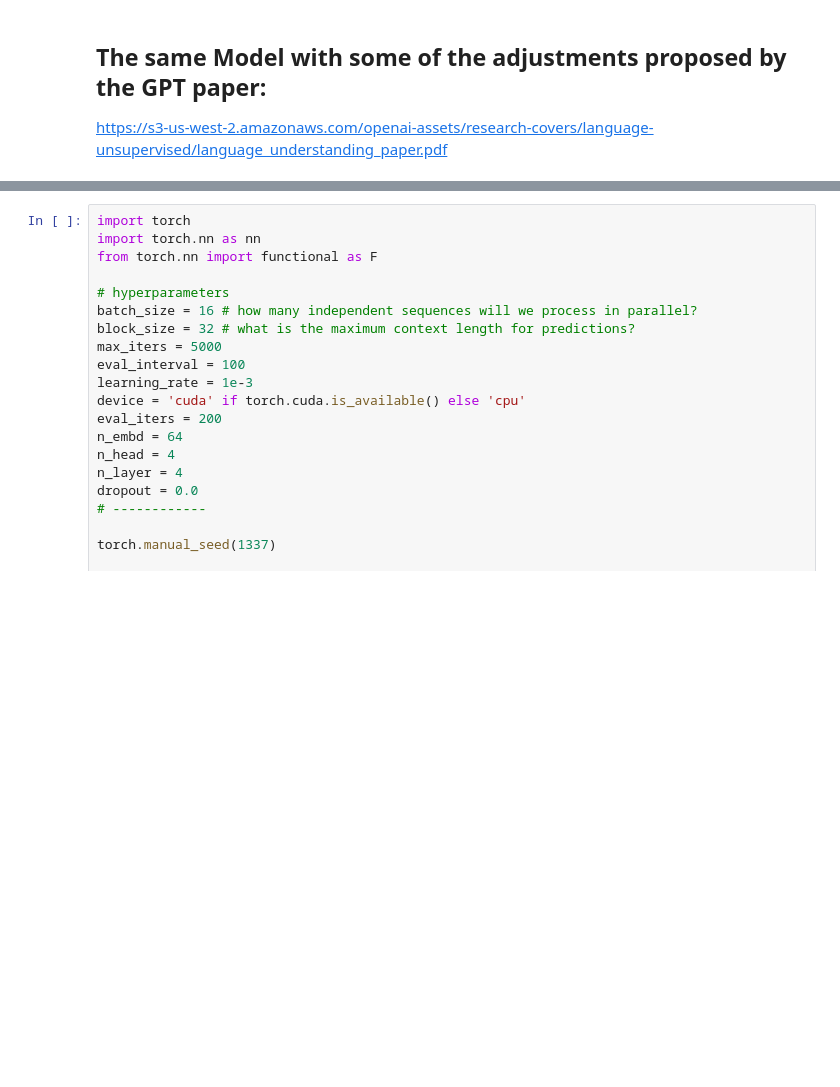
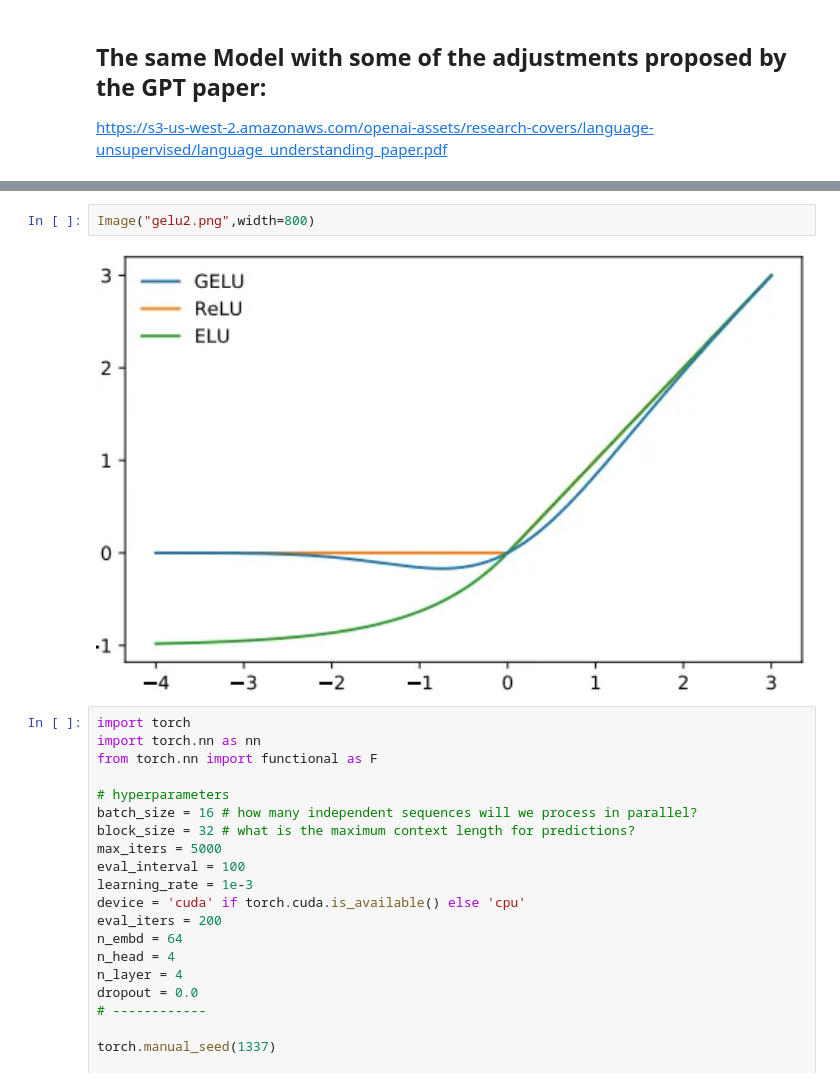
Before and after one commit to CharisMichailidis/Basic_GPT_from_scratch, a Jupyter notebook: Basic_GPT.ipynb, the cells around one changed output, grey strips where cells are left out. Drawn from its saved outputs; the diff is of its cells as text; blank space fills up the shorter version.

```diff
--- a/Basic_GPT.ipynb
+++ b/Basic_GPT.ipynb
@@ -547,3 +566,7 @@ https://s3-us-west-2.amazonaws.com/openai-assets/research-covers/language-unsupe
+# %%
+Image("gelu2.png",width=800)
+# %% [output]
+[figure, added]
 # %%
 import torch
 import torch.nn as nn
```
Also changed, not shown: parts of 5 cells of this notebook.
